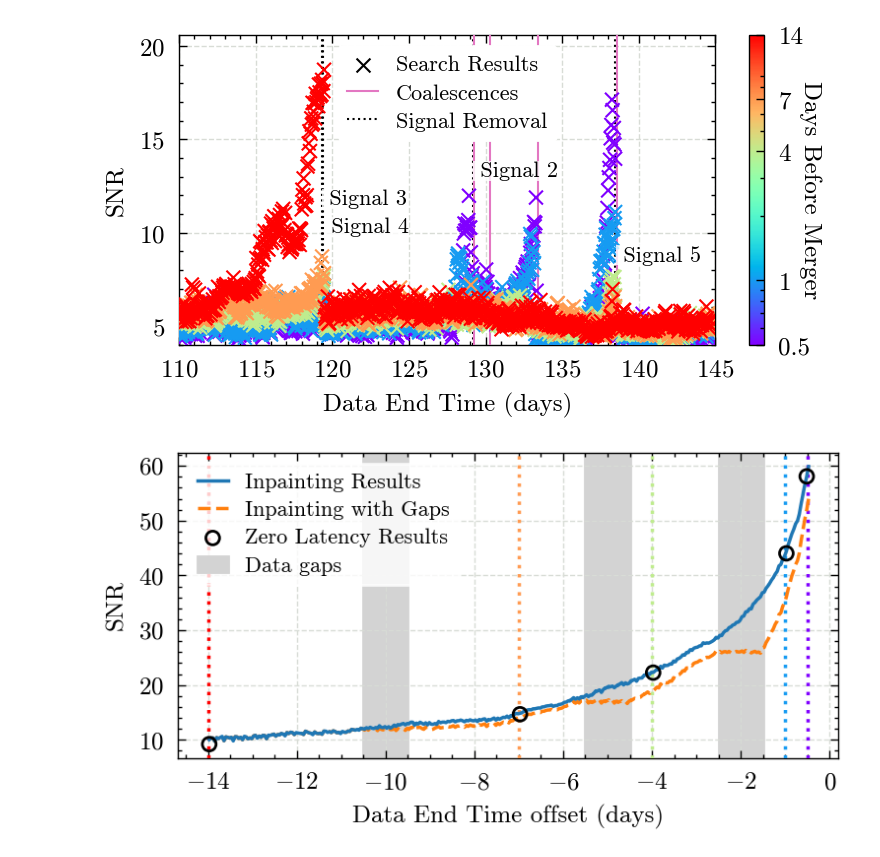
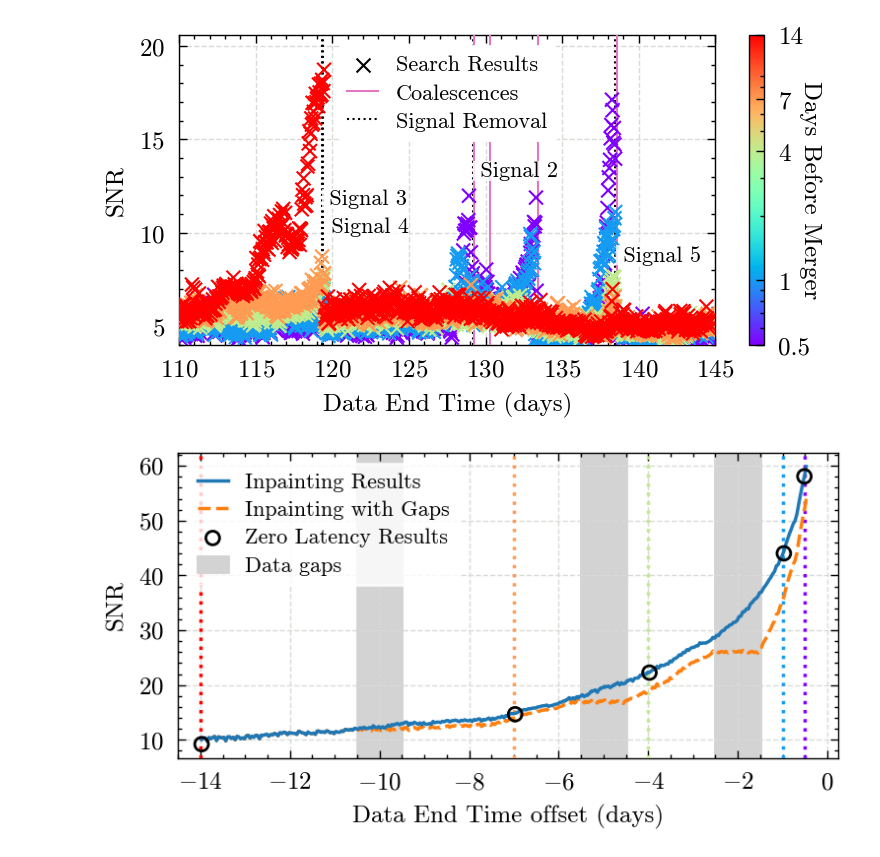
Before and after one commit to icg-gravwaves/lisa_premerger_sangria, a Jupyter notebook: search/inpainting_runs/plot_focused_data_results.ipynb, the cells around one changed output. Cells and saved outputs as stored; diff of their text form; code cells hidden in the pictures.

```diff
--- a/search/inpainting_runs/plot_focused_data_results.ipynb
+++ b/search/inpainting_runs/plot_focused_data_results.ipynb
@@ -227,33 +227,34 @@ ax.scatter(
     zl_results_snr,
     edgecolor='k',
     marker='o',
     facecolors='none',
     label='Zero Latency Results',
     zorder=20
 
 )
 
 sm = plotting_utils.get_sm(vmin=min(times_before), vmax=max(times_before))
 
 for time_before in times_before:
     ax.axvline(
         -time_before,
         c=sm.to_rgba(time_before),
         linestyle=':',
         linewidth=1.25,
         zorder=5
     )
 
 for gap in [(2.5, 1.5), (5.5, 4.5), (10.5, 9.5)]:
     ax.axvspan(-gap[0], -gap[1], color='lightgray', zorder=0)
-ax.axvspan(-np.inf, -np.inf, color='lightgray', zorder=0, label='Data gaps')
+ax.axvspan(100, 100, color='lightgray', zorder=0, label='Data gaps')
 
 ax.grid(zorder=0)
+ax.set_xlim(-14.5, 0.25)
 ax.legend(loc='upper left')
 ax.set_ylabel('SNR')
 ax.set_xlabel('Data End Time offset (days)')
 fig.show()
-fig.savefig(f'plots/signal_{example_signal}_end_timeline.pdf')
+fig.savefig(f'plots/signal_{example_signal}_end_timeline_with_gaps.pdf')
 fig.savefig(f'{paper_plots_dir}/figure_X_signal_{example_signal}_timeline.png', dpi=300)
 # %% [output]
-[figure, old version]
+[figure, new version]
```
Also changed, not shown: parts of 1 cell of this notebook, 1 other file.
